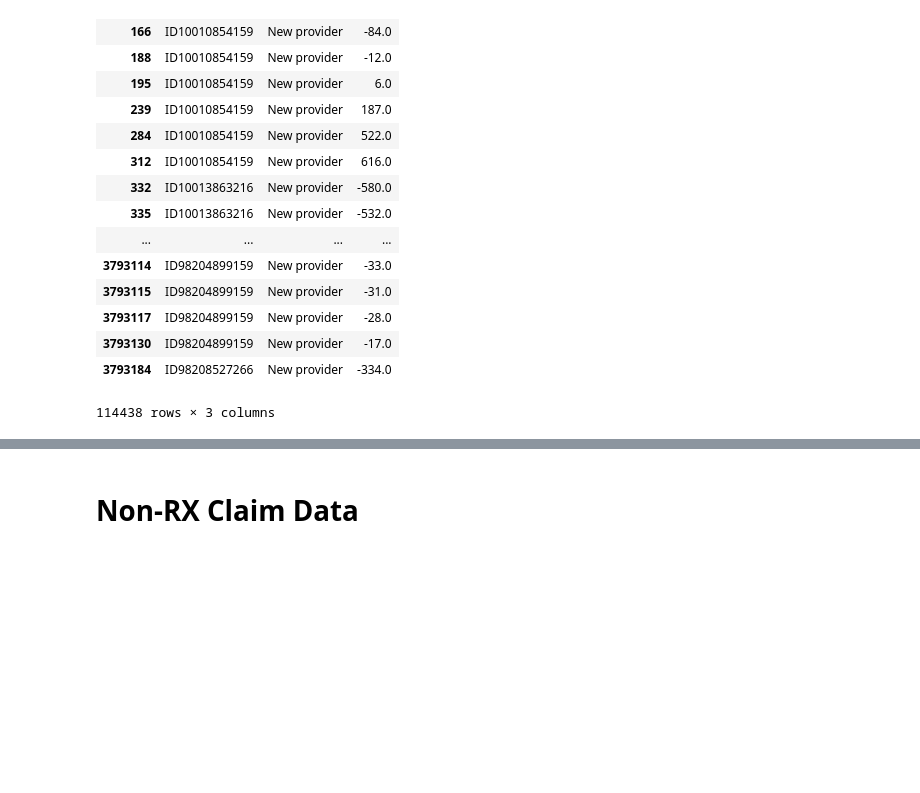
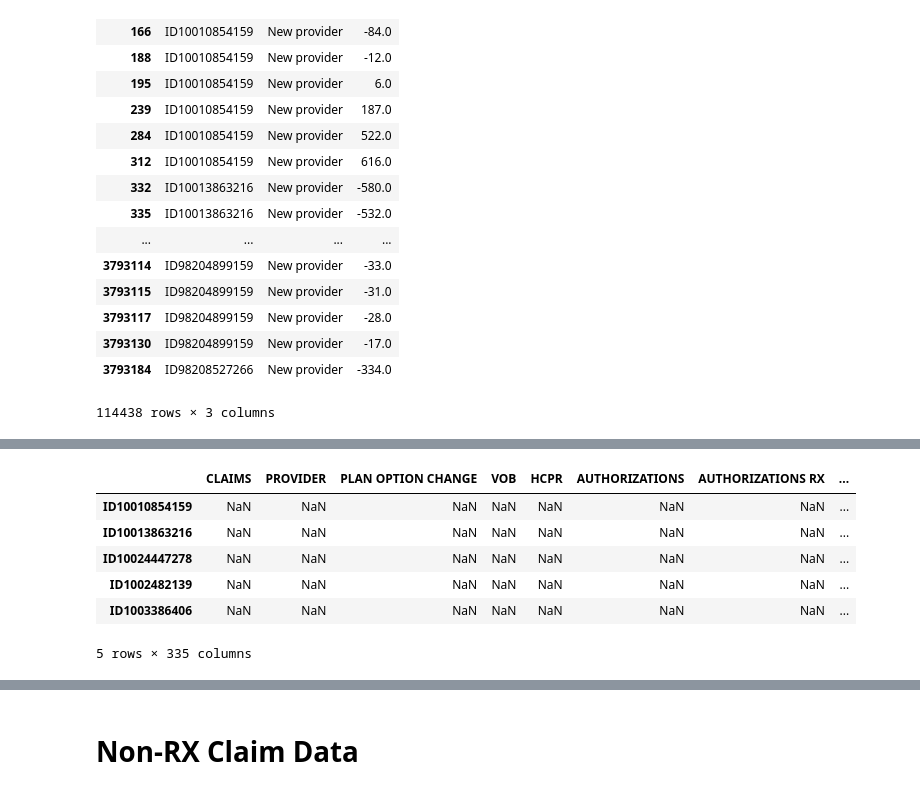
Before and after one commit to chenson2018/Humana-Mays-Competition, a Jupyter notebook: Exploration-Jake.ipynb, the cells around one changed output, grey strips where cells are left out. Drawn from its saved outputs; the diff is of its cells as text; code cells hidden in the pictures; blank space fills up the shorter version.

```diff
--- a/Exploration-Jake.ipynb
+++ b/Exploration-Jake.ipynb
@@ -338,0 +370,3 @@ rx_reject[:10]
+# %%
+call_categories = call['call_category'].unique()
+call_categories
@@ -338,0 +391,2 @@ rx_reject[:10]
+# %%
+call_ids = call['id'].unique()
@@ -338,0 +435,2 @@ rx_reject[:10]
+# %%
+edu_calls_grp2 = pd.DataFrame(index=call_ids,columns=[call_categories])
@@ -338,0 +439,12 @@ rx_reject[:10]
+# %%
+edu_calls_grp2 = edu_calls_grp2.rename(columns={'index':'id'})
+# %%
+edu_calls_grp2.head()
+# %% [output]
+|  | CLAIMS | PROVIDER | PLAN OPTION CHANGE | VOB | HCPR | AUTHORIZATIONS | AUTHORIZATIONS RX | ... |
+| ID10010854159 | NaN | NaN | NaN | NaN | NaN | NaN | NaN | ... |
+| ID10013863216 | NaN | NaN | NaN | NaN | NaN | NaN | NaN | ... |
+| ID10024447278 | NaN | NaN | NaN | NaN | NaN | NaN | NaN | ... |
+| ID1002482139 | NaN | NaN | NaN | NaN | NaN | NaN | NaN | ... |
+| ID1003386406 | NaN | NaN | NaN | NaN | NaN | NaN | NaN | ... |
+5 rows × 335 columns
```
Also changed, not shown: parts of 17 cells of this notebook.
